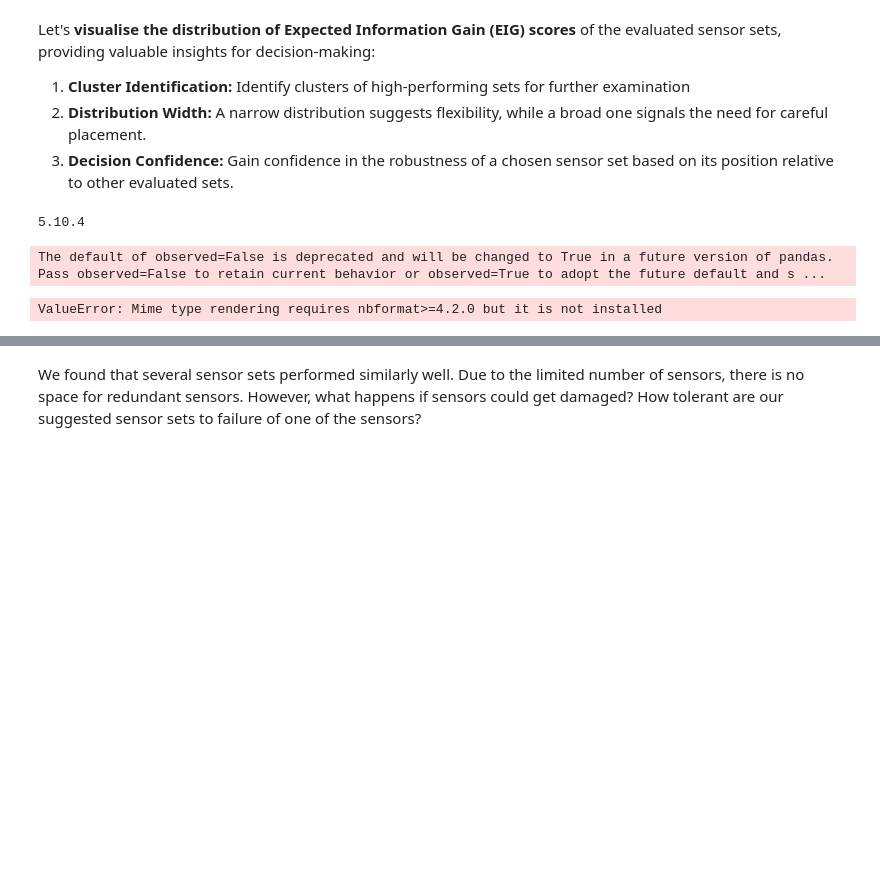
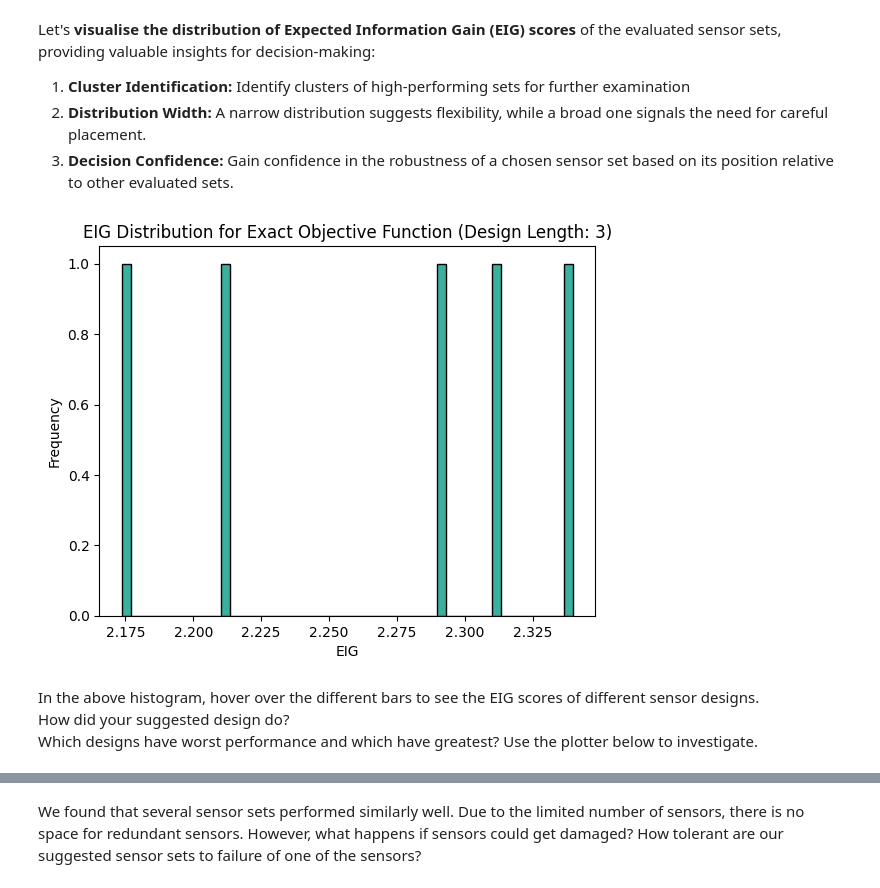
Before and after one commit to digiLab-ai/STEPControl-Use-Cases, a Jupyter notebook: ImagingDemo/notebooks/line_of_sight_demo.ipynb, the cells around one changed output, grey strips where cells are left out. Cells and saved outputs as stored; diff of their text form; code cells hidden in the pictures; blank space fills up the shorter version.

```diff
--- a/ImagingDemo/notebooks/line_of_sight_demo.ipynb
+++ b/ImagingDemo/notebooks/line_of_sight_demo.ipynb
@@ -262,8 +247,10 @@ Let's <strong>visualise the distribution of Expected Information Gain (EIG) scor
     <li><strong>Decision Confidence:</strong> Gain confidence in the robustness of a chosen sensor set based on its position relative to other evaluated sets.</li>
 </ol>
 # %%
-designer.visualise_score_distribution_dg()
+designer.visualize_score_distribution()
 # %% [output]
-5.10.4
-The default of observed=False is deprecated and will be changed to True in a future version of pandas. Pass observed=False to retain current behavior or observed=True to adopt the future default and s ...
-ValueError: Mime type rendering requires nbformat>=4.2.0 but it is not installed
+[figure, added]
+# %% [markdown]
+In the above histogram, hover over the different bars to see the EIG scores of different sensor designs.<br>
+How did your suggested design do? <br>
+Which designs have worst performance and which have greatest? Use the plotter below to investigate.
```
Also changed, not shown: parts of 9 cells of this notebook, 1 other file.
